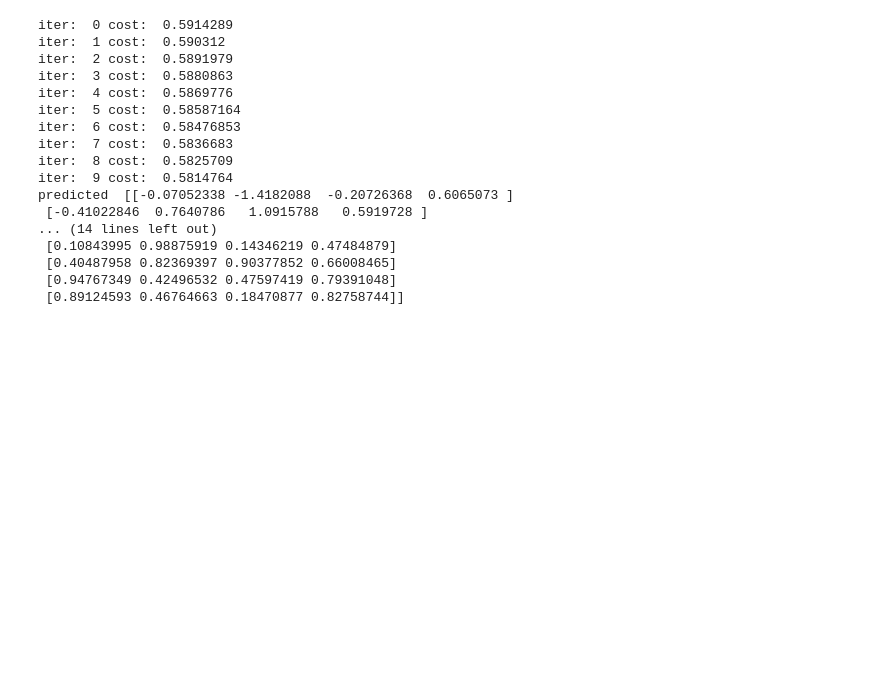
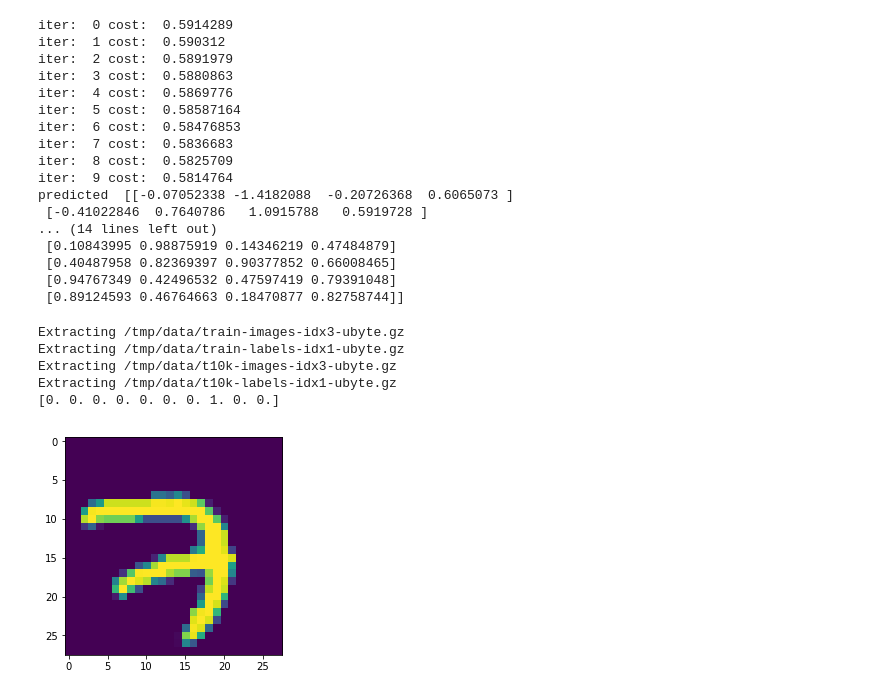
Before and after one commit to ahmadhajmosa/3d-force-graph, a Jupyter notebook: Session_2.ipynb, the cells around one changed output. Drawn from its saved outputs; the diff is of its cells as text; code cells hidden in the pictures; blank space fills up the shorter version.

Commit message:
tensorflow mnist feedforward

```diff
--- a/Session_2.ipynb
+++ b/Session_2.ipynb
@@ -246,3 +246,26 @@ with tf.Session() as sess:
 
     print('predicted ', y_p_p)
     print('real ', y_gr)
+# %%
+%matplotlib inline
+
+from matplotlib.pyplot import imshow
+
+# Import MNIST data
+from tensorflow.examples.tutorials.mnist import input_data
+mnist = input_data.read_data_sets("/tmp/data/", one_hot=True)
+
+mnist.train.images.shape
+
+image =mnist.train.images[0].reshape((28,28))
+#MNIST data input (img shape: 28*28)
+imshow(image)
+
+print(mnist.train.labels[0])
+# %% [output]
+Extracting /tmp/data/train-images-idx3-ubyte.gz
+Extracting /tmp/data/train-labels-idx1-ubyte.gz
+Extracting /tmp/data/t10k-images-idx3-ubyte.gz
+Extracting /tmp/data/t10k-labels-idx1-ubyte.gz
+[0. 0. 0. 0. 0. 0. 0. 1. 0. 0.]
+[figure, added]
```
Also changed, not shown: parts of 1 cell of this notebook.
